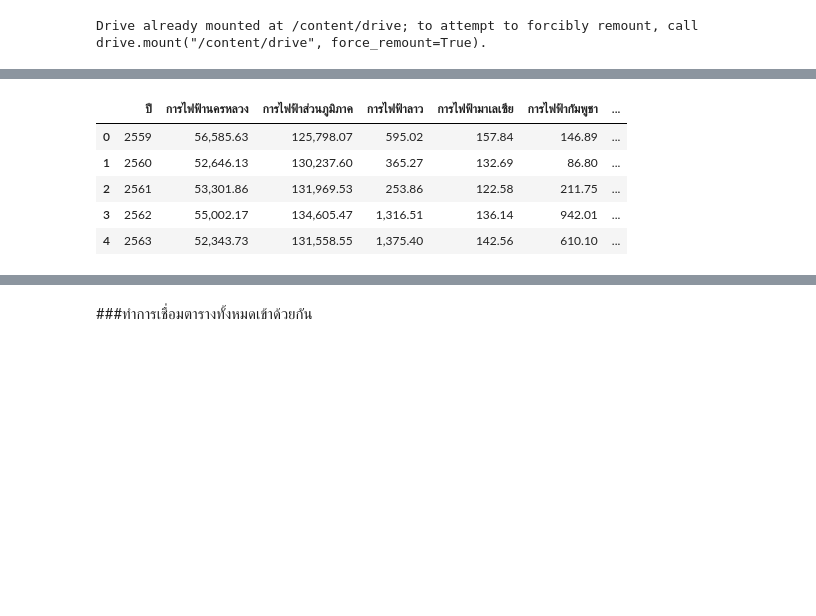
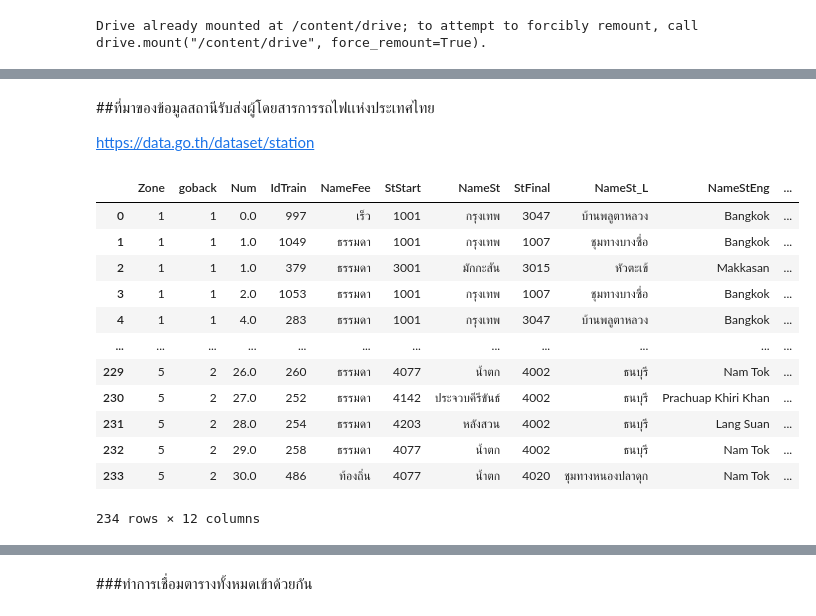
Before and after one commit to Benza1611/DWDM21, a Jupyter notebook: Project.ipynb, the cells around one changed output, grey strips where cells are left out. Drawn from its saved outputs; the diff is of its cells as text; code cells hidden in the pictures; blank space fills up the shorter version.

```diff
--- a/Project.ipynb
+++ b/Project.ipynb
@@ -17,11 +34,22 @@ https://data.go.th/dataset/sum_of_sale_energy?fbclid=IwAR0MVLYiZEyoY1fpOl7rvAxM3
+# %% [markdown]
+##ที่มาของข้อมูลสถานีรับส่งผู้โดยสารการรถไฟเเห่งประเทศไทย
+
+https://data.go.th/dataset/station
 # %%
-data_sell = pd.read_csv(os.path.join(path,'การจำหน่ายพลังงานไฟฟ้า กฟผ..csv')) #กำหนดตัวแปร data_sell เป็นข้อมูลการจำหน่ายพลังงานไฟฟ้า กฟผ.
-data_sell #เรียกดูตารางการจำหน่ายพลังงานไฟฟ้า กฟผ.
+data_t = pd.read_csv(os.path.join(path,'data_train.csv')) #กำหนดตัวแปร data_t เป็นข้อมูลของรถไฟ
+data_t #เรียกดูตาราง
 # %% [output]
-|  | ปี | การไฟฟ้านครหลวง | การไฟฟ้าส่วนภูมิภาค | การไฟฟ้าลาว | การไฟฟ้ามาเลเซีย | การไฟฟ้ากัมพูชา | ... |
-| 0 | 2559 | 56,585.63 | 125,798.07 | 595.02 | 157.84 | 146.89 | ... |
-| 1 | 2560 | 52,646.13 | 130,237.60 | 365.27 | 132.69 | 86.80 | ... |
-| 2 | 2561 | 53,301.86 | 131,969.53 | 253.86 | 122.58 | 211.75 | ... |
-| 3 | 2562 | 55,002.17 | 134,605.47 | 1,316.51 | 136.14 | 942.01 | ... |
-| 4 | 2563 | 52,343.73 | 131,558.55 | 1,375.40 | 142.56 | 610.10 | ... |
+|  | Zone | goback | Num | IdTrain | NameFee | StStart | NameSt | StFinal | NameSt_L | NameStEng | ... |
+| 0 | 1 | 1 | 0.0 | 997 | เร็ว | 1001 | กรุงเทพ | 3047 | บ้านพลูตาหลวง | Bangkok | ... |
+| 1 | 1 | 1 | 1.0 | 1049 | ธรรมดา | 1001 | กรุงเทพ | 1007 | ชุมทางบางซื่อ | Bangkok | ... |
+| 2 | 1 | 1 | 1.0 | 379 | ธรรมดา | 3001 | มักกะสัน | 3015 | หัวตะเข้ | Makkasan | ... |
+| 3 | 1 | 1 | 2.0 | 1053 | ธรรมดา | 1001 | กรุงเทพ | 1007 | ชุมทางบางซื่อ | Bangkok | ... |
+| 4 | 1 | 1 | 4.0 | 283 | ธรรมดา | 1001 | กรุงเทพ | 3047 | บ้านพลูตาหลวง | Bangkok | ... |
+| ... | ... | ... | ... | ... | ... | ... | ... | ... | ... | ... | ... |
+| 229 | 5 | 2 | 26.0 | 260 | ธรรมดา | 4077 | น้ำตก | 4002 | ธนบุรี | Nam Tok | ... |
+| 230 | 5 | 2 | 27.0 | 252 | ธรรมดา | 4142 | ประจวบคีรีขันธ์ | 4002 | ธนบุรี | Prachuap Khiri Khan | ... |
+| 231 | 5 | 2 | 28.0 | 254 | ธรรมดา | 4203 | หลังสวน | 4002 | ธนบุรี | Lang Suan | ... |
+| 232 | 5 | 2 | 29.0 | 258 | ธรรมดา | 4077 | น้ำตก | 4002 | ธนบุรี | Nam Tok | ... |
+| 233 | 5 | 2 | 30.0 | 486 | ท้องถิ่น | 4077 | น้ำตก | 4020 | ชุมทางหนองปลาดุก | Nam Tok | ... |
+234 rows × 12 columns
 # %% [markdown]
```
Also changed, not shown: parts of 34 cells of this notebook.
